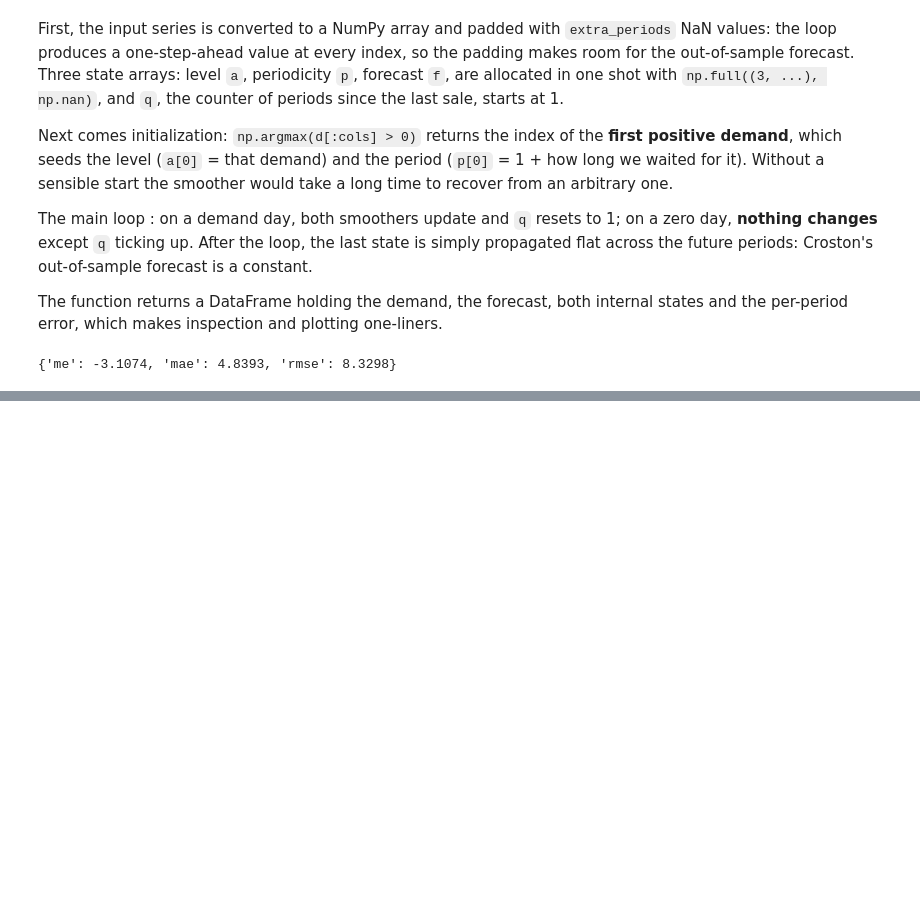
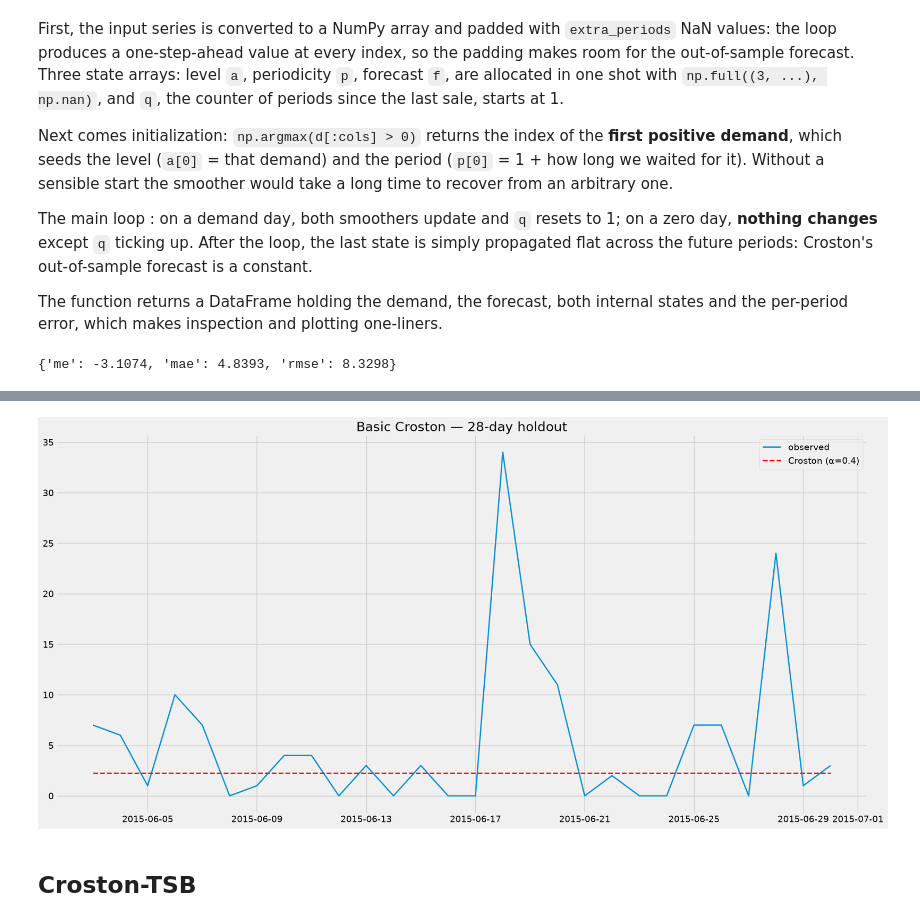
Before and after one commit to tng-konrad/time-series-with-Konrad, a Jupyter notebook: addendum-sales-and-demand-forecasting.ipynb, the cells around one changed output, grey strips where cells are left out. Saved outputs shown, nothing was run; the diff lists cells and outputs as text; code cells hidden in the pictures; blank space fills up the shorter version.

Commit message:
entire Croston family

```diff
--- a/addendum-sales-and-demand-forecasting.ipynb
+++ b/addendum-sales-and-demand-forecasting.ipynb
@@ -295,0 +302,8 @@ forecast_metrics(valid_y.sales, pred_croston)
+# %%
+plot_forecast(valid_y.date, valid_y.sales,
+              {f'Croston (α={ALPHA})': pred_croston},
+              title='Basic Croston — 28-day holdout')
+# %% [output]
+[figure, added]
+# %% [markdown]
+## Croston-TSB
```
Also changed, not shown: parts of 25 cells of this notebook.
